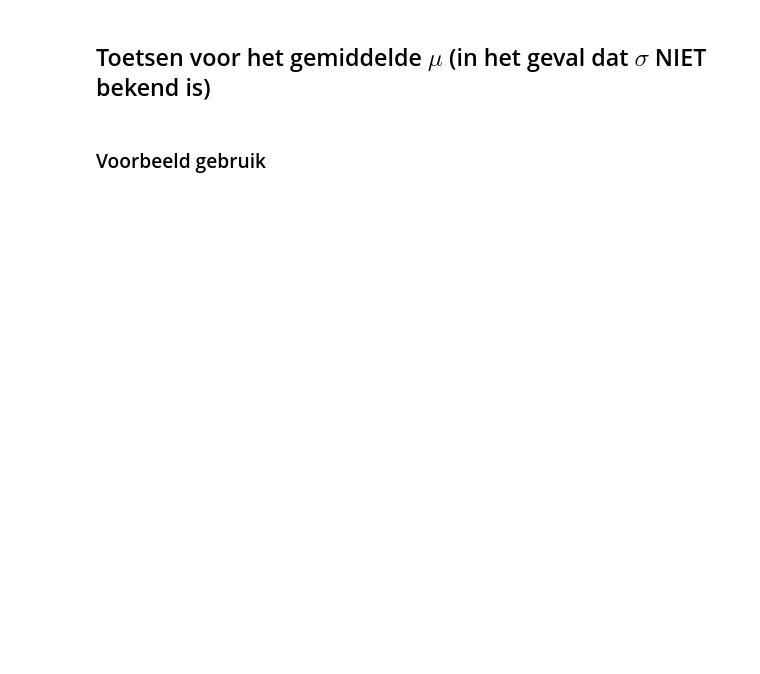
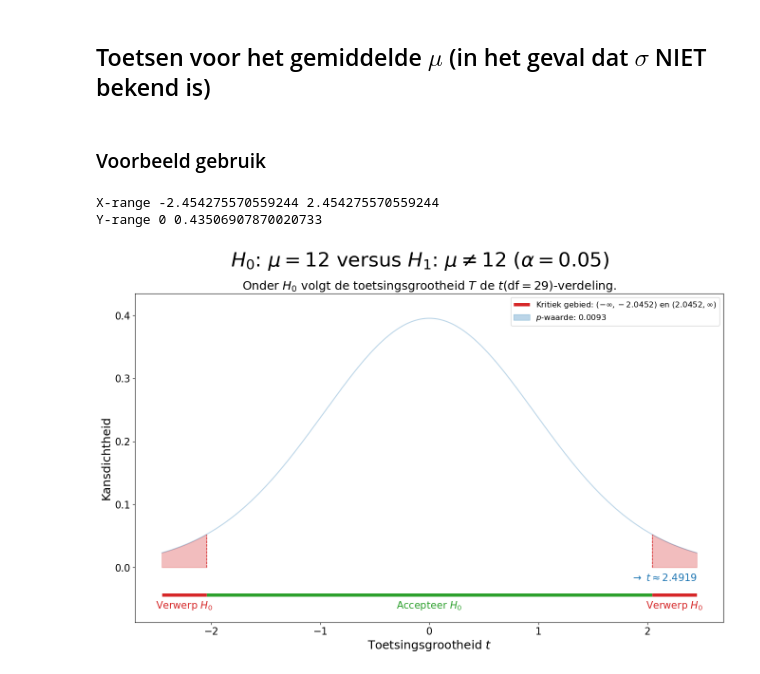
Before and after one commit to DBlom96/Statistiek, a Jupyter notebook: Python/statistics_utils/notebooks/hypothesis_testing.ipynb, the cells around one changed output. Cells and saved outputs as stored; diff of their text form; code cells hidden in the pictures; blank space fills up the shorter version.

```diff
--- a/Python/statistics_utils/notebooks/hypothesis_testing.ipynb
+++ b/Python/statistics_utils/notebooks/hypothesis_testing.ipynb
@@ -199,8 +322,16 @@ plot_hypothesis_test(test_type="tweezijdig", dist_type="norm", mu_0=0, mu_1=mu_1
 # %% [markdown]
 ### Voorbeeld gebruik
 # %%
-# Opgave 9.18
-plot_hypothesis_testing_t(test_type="tweezijdig", mu_0=51, mu_1=None, alpha=0.05, sample_std = 87.1429, sample_size=8, test_stat=-3.3329, filename=FIGURE_PATH + "opg_9.18.png")
+mu_0 = 12
+sample_mean = 13.1
+sample_std = 2.4178
+sample_size = 30
+t_params = {"mu_0": mu_0, "sample_mean": sample_mean, "std_error": sample_std / np.sqrt(sample_size), "df": sample_size - 1}
 
-# Exam
-plot_hypothesis_testing_t(test_type="linkszijdig", mu_0=120, mu_1=None, alpha=0.05, sample_std=5.6381, sample_size=12, test_stat=(116.8333-120)/(5.6381/np.sqrt(12)), filename=FIGURE_PATH + "exam20260724_leftsidedhyptest.png")
+test_statistic = (t_params["sample_mean"] - t_params["mu_0"]) / t_params["std_error"]
+
+plot_hypothesis_t(test_type="tweezijdig", alpha=0.05, test_statistic=test_statistic, filename="t-test.png", **t_params)
+# %% [output]
+X-range -2.454275570559244 2.454275570559244
+Y-range 0 0.43506907870020733
+[figure, added]
```
Also changed, not shown: parts of 20 cells of this notebook, 10 other files.
